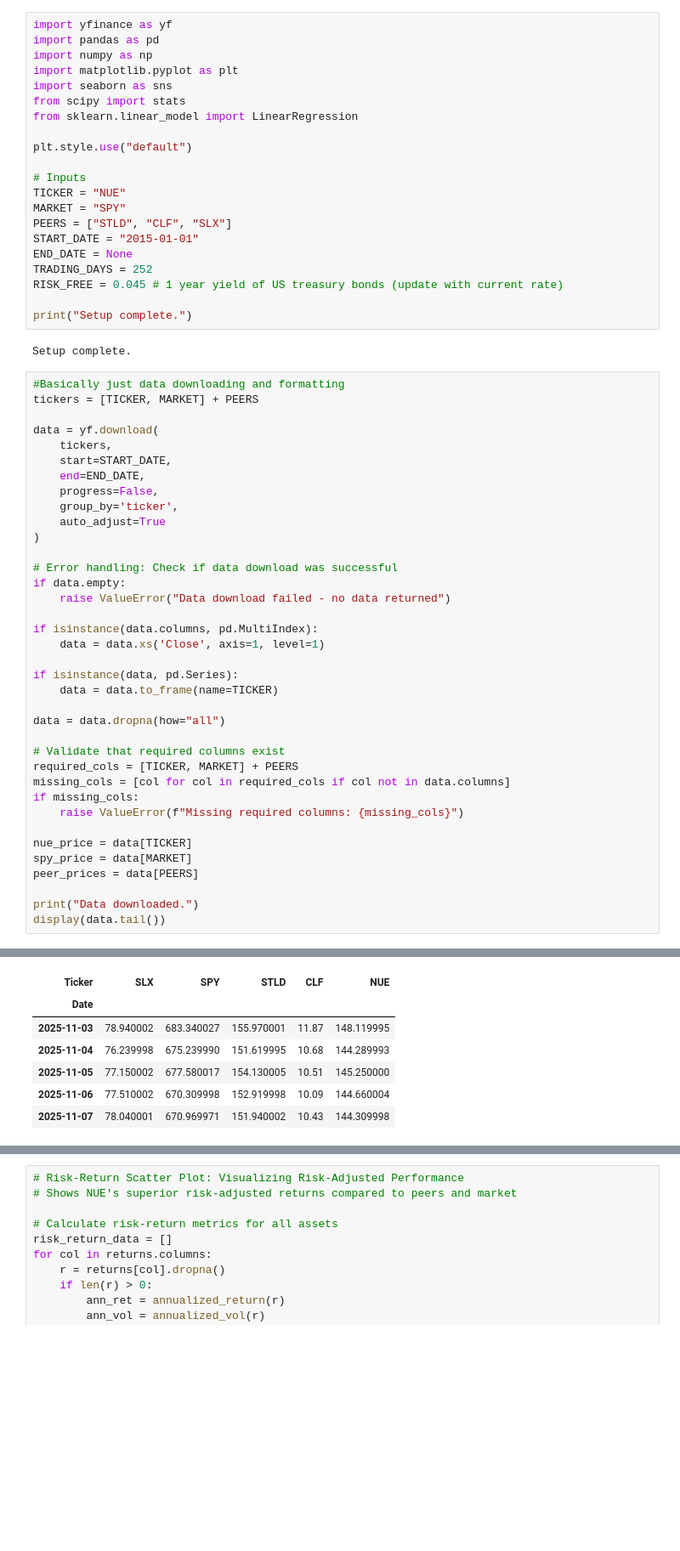
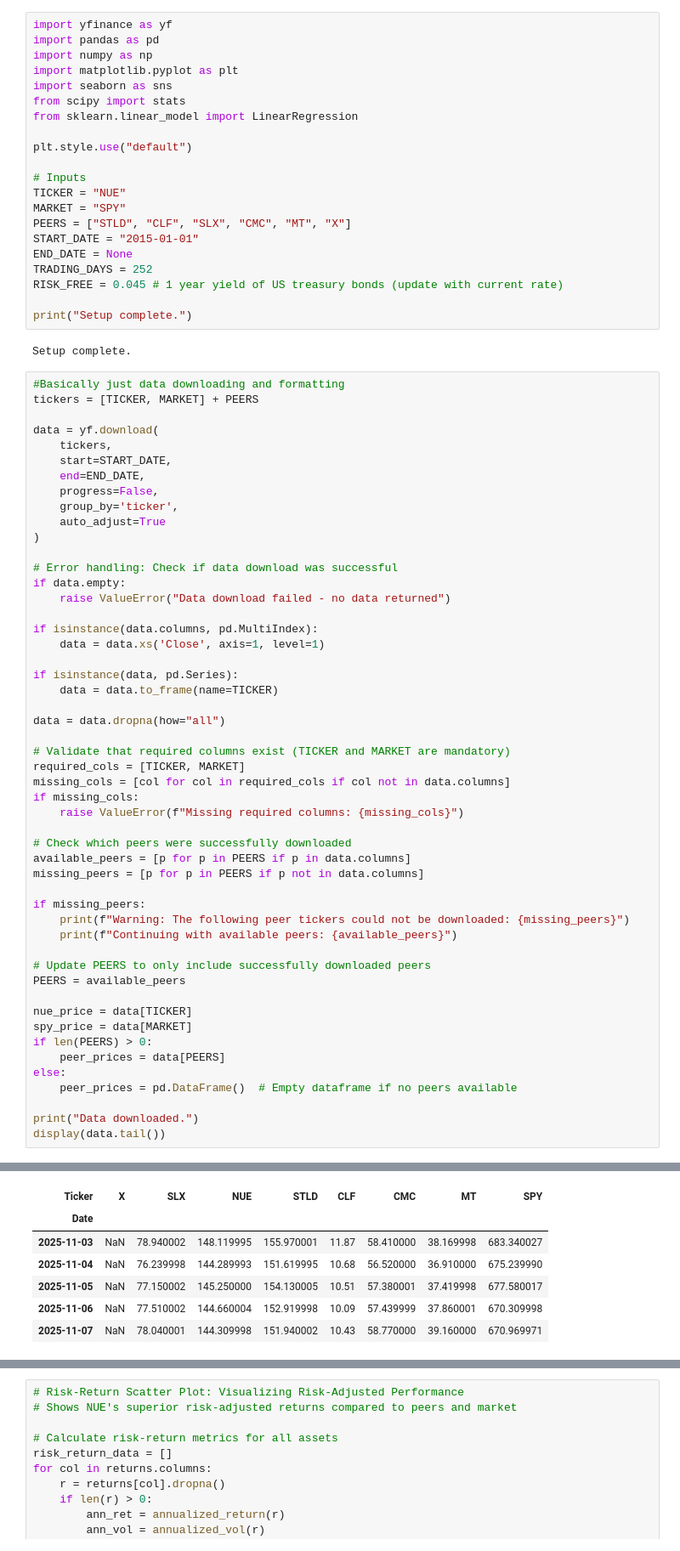
Before and after one commit to IsaacAnwar/Nucor_Statistical_Analysis, a Jupyter notebook: NUCOR_Statistical.ipynb, the cells around one changed output, grey strips where cells are left out. Shown at 85% size. Drawn from its saved outputs; the diff is of its cells as text; blank space fills up the shorter version.

```diff
--- a/NUCOR_Statistical.ipynb
+++ b/NUCOR_Statistical.ipynb
@@ -38,7 +38,7 @@ plt.style.use("default")
 # Inputs
 TICKER = "NUE"
 MARKET = "SPY"
-PEERS = ["STLD", "CLF", "SLX"]
+PEERS = ["STLD", "CLF", "SLX", "CMC", "MT", "X"]
 START_DATE = "2015-01-01"
 END_DATE = None
 TRADING_DAYS = 252
@@ -72,15 +72,29 @@ if isinstance(data, pd.Series):
 
 data = data.dropna(how="all")
 
-# Validate that required columns exist
-required_cols = [TICKER, MARKET] + PEERS
+# Validate that required columns exist (TICKER and MARKET are mandatory)
+required_cols = [TICKER, MARKET]
 missing_cols = [col for col in required_cols if col not in data.columns]
 if missing_cols:
     raise ValueError(f"Missing required columns: {missing_cols}")
 
+# Check which peers were successfully downloaded
+available_peers = [p for p in PEERS if p in data.columns]
+missing_peers = [p for p in PEERS if p not in data.columns]
+
+if missing_peers:
+    print(f"Warning: The following peer tickers could not be downloaded: {missing_peers}")
+    print(f"Continuing with available peers: {available_peers}")
+
+# Update PEERS to only include successfully downloaded peers
+PEERS = available_peers
+
 nue_price = data[TICKER]
 spy_price = data[MARKET]
-peer_prices = data[PEERS]
+if len(PEERS) > 0:
+    peer_prices = data[PEERS]
+else:
+    peer_prices = pd.DataFrame()  # Empty dataframe if no peers available
 
 print("Data downloaded.")
 display(data.tail())
@@ -89,10 +105,10 @@ Data downloaded.
-| Ticker | SLX | SPY | STLD | CLF | NUE |
-| Date |  |  |  |  |  |
-| 2025-11-03 | 78.940002 | 683.340027 | 155.970001 | 11.87 | 148.119995 |
-| 2025-11-04 | 76.239998 | 675.239990 | 151.619995 | 10.68 | 144.289993 |
-| 2025-11-05 | 77.150002 | 677.580017 | 154.130005 | 10.51 | 145.250000 |
-| 2025-11-06 | 77.510002 | 670.309998 | 152.919998 | 10.09 | 144.660004 |
-| 2025-11-07 | 78.040001 | 670.969971 | 151.940002 | 10.43 | 144.309998 |
+| Ticker | X | SLX | NUE | STLD | CLF | CMC | MT | SPY |
+| Date |  |  |  |  |  |  |  |  |
+| 2025-11-03 | NaN | 78.940002 | 148.119995 | 155.970001 | 11.87 | 58.410000 | 38.169998 | 683.340027 |
+| 2025-11-04 | NaN | 76.239998 | 144.289993 | 151.619995 | 10.68 | 56.520000 | 36.910000 | 675.239990 |
+| 2025-11-05 | NaN | 77.150002 | 145.250000 | 154.130005 | 10.51 | 57.380001 | 37.419998 | 677.580017 |
+| 2025-11-06 | NaN | 77.510002 | 144.660004 | 152.919998 | 10.09 | 57.439999 | 37.860001 | 670.309998 |
+| 2025-11-07 | NaN | 78.040001 | 144.309998 | 151.940002 | 10.43 | 58.770000 | 39.160000 | 670.969971 |
 # %%
 # Daily simple returns
 nue_ret = nue_price.pct_change() #NUCOR's returns
```
Also changed, not shown: parts of 9 cells of this notebook.
